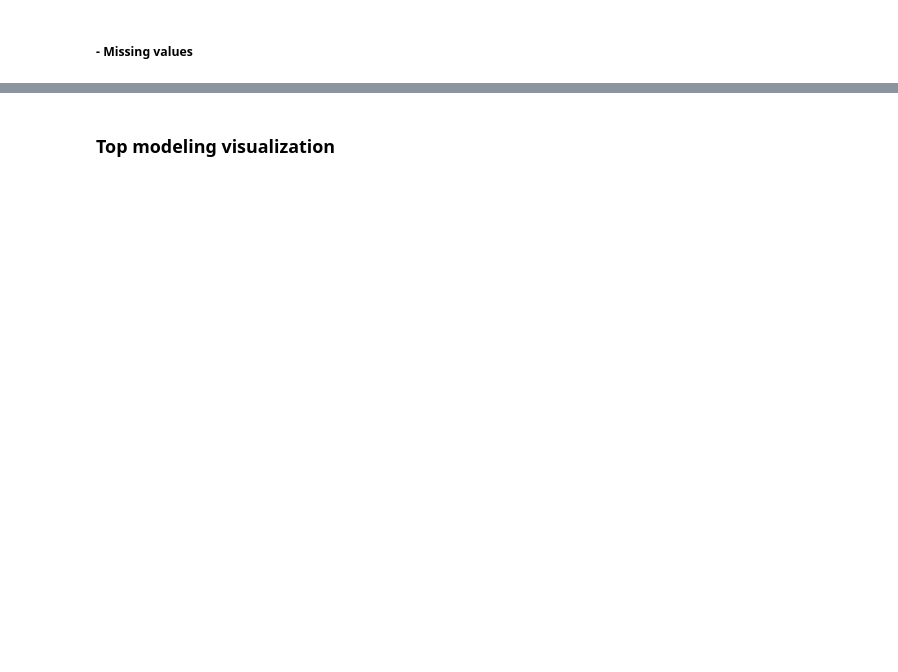
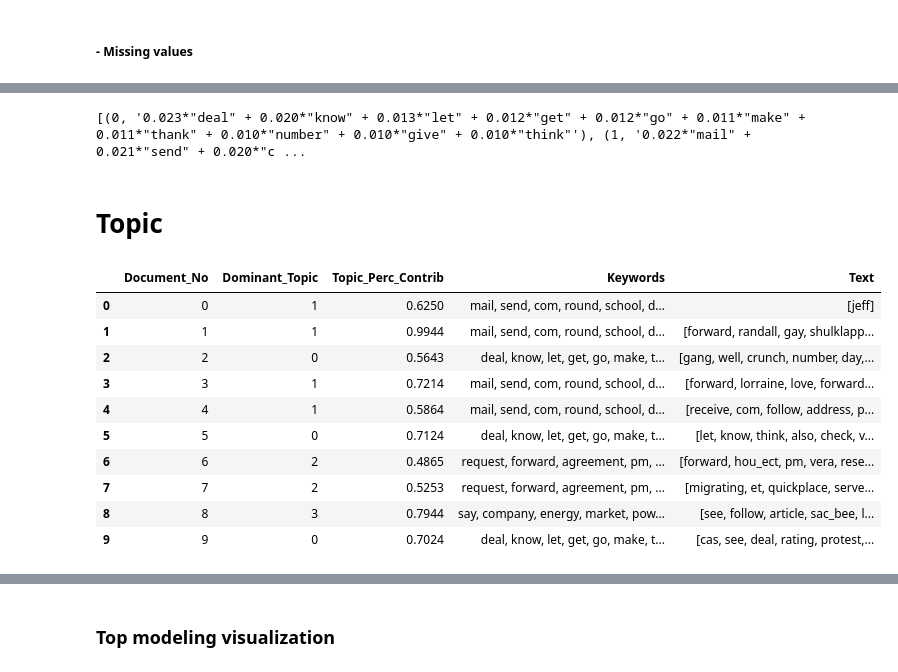
Before and after one commit to Saina2405/Enron_Email_Dataset, a Jupyter notebook: lda.ipynb, the cells around one changed output, grey strips where cells are left out. Saved outputs shown, nothing was run; the diff lists cells and outputs as text; code cells hidden in the pictures; blank space fills up the shorter version.

```diff
--- a/lda.ipynb
+++ b/lda.ipynb
@@ -149,0 +118,77 @@ X_df.shape
+# %%
+# Create Dictionary
+id2word = corpora.Dictionary(data_ready)
+
+# Create Corpus: Term Document Frequency
+corpus = [id2word.doc2bow(text) for text in data_ready]
+
+# Build LDA model
+lda_model = gensim.models.ldamodel.LdaModel(
+    corpus=corpus,
+    id2word=id2word,
+    num_topics=4,
+    random_state=100,
+    update_every=1,
+    chunksize=10,
+    passes=10,
+    alpha="symmetric",
+    iterations=100,
+    per_word_topics=True,
+)
+
+print(lda_model.print_topics())
+# %% [output]
+[(0, '0.023*"deal" + 0.020*"know" + 0.013*"let" + 0.012*"get" + 0.012*"go" + 0.011*"make" + 0.011*"thank" + 0.010*"number" + 0.010*"give" + 0.010*"think"'), (1, '0.022*"mail" + 0.021*"send" + 0.020*"c ...
+# %% [markdown]
+# Topic
+# %%
+def format_topics_sentences(ldamodel=None, corpus=corpus, texts=data):
+    sent_topics_df = pd.DataFrame()
+
+    for i, row_list in enumerate(ldamodel[corpus]):
+        row = row_list[0] if ldamodel.per_word_topics else row_list
+        row = sorted(row, key=lambda x: (x[1]), reverse=True)
+        # Get the Dominant topic, Perc Contribution and Keywords for each document
+        for j, (topic_num, prop_topic) in enumerate(row):
+            if j == 0:  # => dominant topic
+                wp = ldamodel.show_topic(topic_num)
+                topic_keywords = ", ".join([word for word, prop in wp])
+                sent_topics_df = sent_topics_df.append(
+                    pd.Series([int(topic_num), round(prop_topic, 4), topic_keywords]),
+                    ignore_index=True,
+                )
+            else:
+                break
+    sent_topics_df.columns = ["Dominant_Topic", "Perc_Contribution", "Topic_Keywords"]
+
+    contents = pd.Series(texts)
+    sent_topics_df = pd.concat([sent_topics_df, contents], axis=1)
+    return sent_topics_df
+
+
+df_topic_sents_keywords = format_topics_sentences(
+    ldamodel=lda_model, corpus=corpus, texts=data_ready
+)
+
+# Format
+df_dominant_topic = df_topic_sents_keywords.reset_index()
+df_dominant_topic.columns = [
+    "Document_No",
+    "Dominant_Topic",
+    "Topic_Perc_Contrib",
+    "Keywords",
+    "Text",
+]
+df_dominant_topic.head(10)
+# %% [output]
+|  | Document_No | Dominant_Topic | Topic_Perc_Contrib | Keywords | Text |
+| 0 | 0 | 1 | 0.6250 | mail, send, com, round, school, d... | [jeff] |
+| 1 | 1 | 1 | 0.9944 | mail, send, com, round, school, d... | [forward, randall, gay, shulklapp... |
+| 2 | 2 | 0 | 0.5643 | deal, know, let, get, go, make, t... | [gang, well, crunch, number, day,... |
+| 3 | 3 | 1 | 0.7214 | mail, send, com, round, school, d... | [forward, lorraine, love, forward... |
+| 4 | 4 | 1 | 0.5864 | mail, send, com, round, school, d... | [receive, com, follow, address, p... |
+| 5 | 5 | 0 | 0.7124 | deal, know, let, get, go, make, t... | [let, know, think, also, check, v... |
+| 6 | 6 | 2 | 0.4865 | request, forward, agreement, pm, ... | [forward, hou_ect, pm, vera, rese... |
+| 7 | 7 | 2 | 0.5253 | request, forward, agreement, pm, ... | [migrating, et, quickplace, serve... |
+| 8 | 8 | 3 | 0.7944 | say, company, energy, market, pow... | [see, follow, article, sac_bee, l... |
+| 9 | 9 | 0 | 0.7024 | deal, know, let, get, go, make, t... | [cas, see, deal, rating, protest,... |
```
Also changed, not shown: parts of 43 cells of this notebook.
